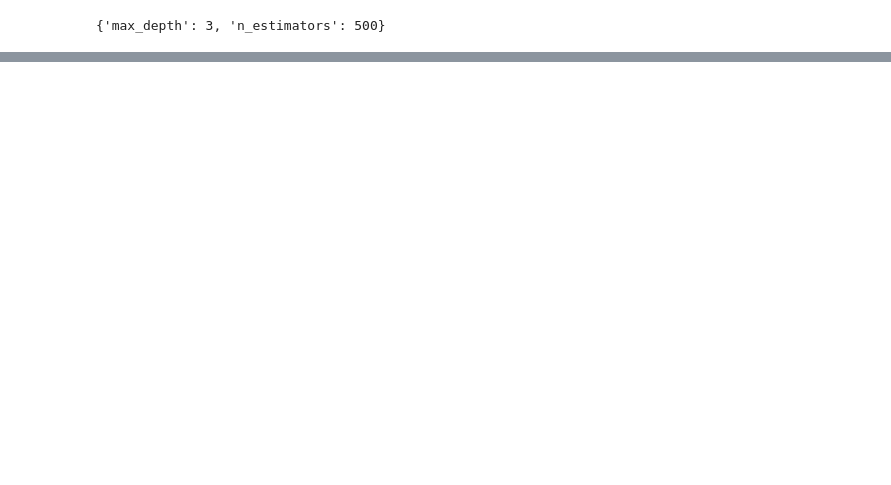
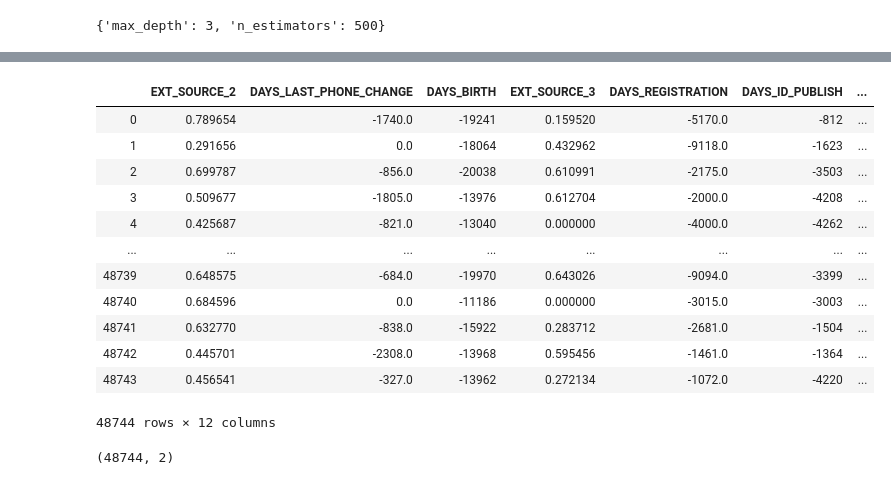
Before and after one commit to tazawanok/diveintocode-ml, a Jupyter notebook: Sprint1.ipynb, the cells around one changed output, grey strips where cells are left out. Cells and saved outputs as stored; diff of their text form; code cells hidden in the pictures; blank space fills up the shorter version.

```diff
--- a/Sprint1.ipynb
+++ b/Sprint1.ipynb
@@ -636,0 +671,2 @@ KaggleのKernelから様々なアイデアを見つけ出して、列挙して
+# %%
+application_test = pd.get_dummies(application_test)
@@ -636,0 +698,23 @@ KaggleのKernelから様々なアイデアを見つけ出して、列挙して
+# %%
+application_test["NA_count"] = pd.DataFrame(application_test.isnull().sum(axis=1))
+# %%
+application_test = application_test[list_col]
+# %%
+for i in application_test.columns:
+    application_test[i] = application_test[i].replace(np.nan, 0)
+# %%
+application_test
+# %% [output]
+|  | EXT_SOURCE_2 | DAYS_LAST_PHONE_CHANGE | DAYS_BIRTH | EXT_SOURCE_3 | DAYS_REGISTRATION | DAYS_ID_PUBLISH | ... |
+| 0 | 0.789654 | -1740.0 | -19241 | 0.159520 | -5170.0 | -812 | ... |
+| 1 | 0.291656 | 0.0 | -18064 | 0.432962 | -9118.0 | -1623 | ... |
+| 2 | 0.699787 | -856.0 | -20038 | 0.610991 | -2175.0 | -3503 | ... |
+| 3 | 0.509677 | -1805.0 | -13976 | 0.612704 | -2000.0 | -4208 | ... |
+| 4 | 0.425687 | -821.0 | -13040 | 0.000000 | -4000.0 | -4262 | ... |
+| ... | ... | ... | ... | ... | ... | ... | ... |
+| 48739 | 0.648575 | -684.0 | -19970 | 0.643026 | -9094.0 | -3399 | ... |
+| 48740 | 0.684596 | 0.0 | -11186 | 0.000000 | -3015.0 | -3003 | ... |
+| 48741 | 0.632770 | -838.0 | -15922 | 0.283712 | -2681.0 | -1504 | ... |
+| 48742 | 0.445701 | -2308.0 | -13968 | 0.595456 | -1461.0 | -1364 | ... |
+| 48743 | 0.456541 | -327.0 | -13962 | 0.272134 | -1072.0 | -4220 | ... |
+48744 rows × 12 columns
@@ -636,0 +725,4 @@ KaggleのKernelから様々なアイデアを見つけ出して、列挙して
+# %%
+y_pred_proba.shape
+# %% [output]
+(48744, 2)
```
Also changed, not shown: parts of 95 cells of this notebook.
